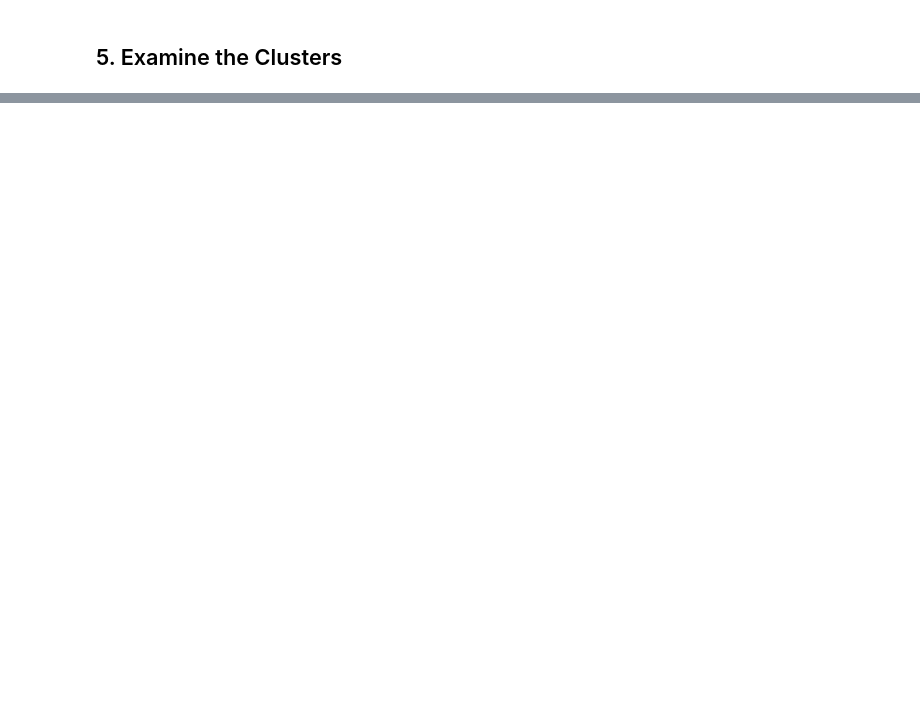
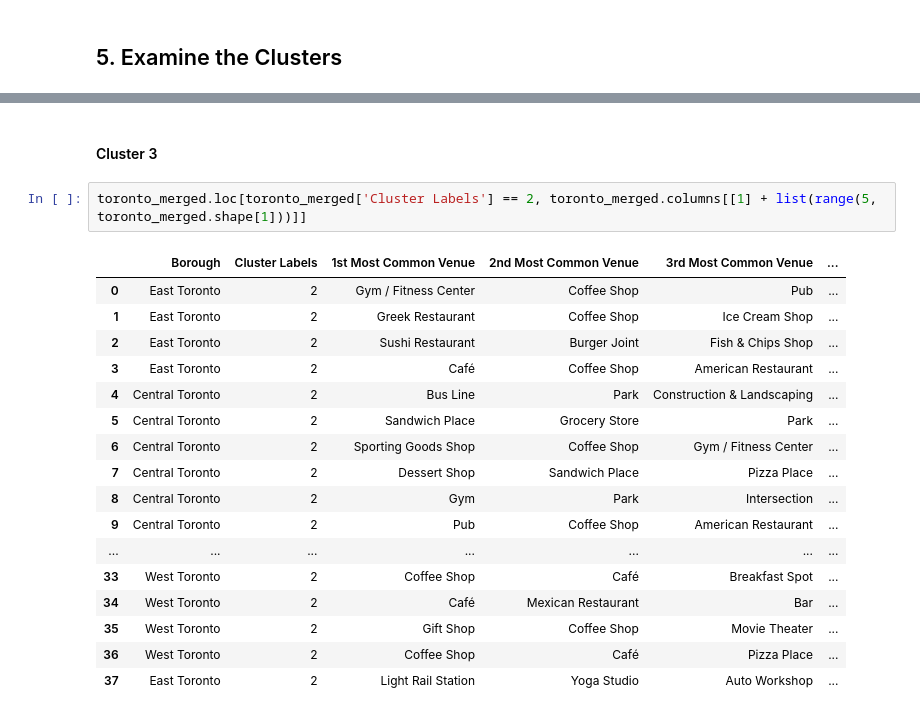
Before and after one commit to alan-cespedes/Coursera_Capstone, a Jupyter notebook: Segmenting and Clustering Neighborhoods in Toronto.ipynb, the cells around one changed output, grey strips where cells are left out. Saved outputs shown, nothing was run; the diff lists cells and outputs as text; blank space fills up the shorter version.

```diff
--- a/Segmenting and Clustering Neighborhoods in Toronto.ipynb
+++ b/Segmenting and Clustering Neighborhoods in Toronto.ipynb
@@ -560,0 +575,22 @@ map_clusters
+# %% [markdown]
+#### Cluster 3
+# %%
+toronto_merged.loc[toronto_merged['Cluster Labels'] == 2, toronto_merged.columns[[1] + list(range(5, toronto_merged.shape[1]))]]
+# %% [output]
+|  | Borough | Cluster Labels | 1st Most Common Venue | 2nd Most Common Venue | 3rd Most Common Venue | ... |
+| 0 | East Toronto | 2 | Gym / Fitness Center | Coffee Shop | Pub | ... |
+| 1 | East Toronto | 2 | Greek Restaurant | Coffee Shop | Ice Cream Shop | ... |
+| 2 | East Toronto | 2 | Sushi Restaurant | Burger Joint | Fish & Chips Shop | ... |
+| 3 | East Toronto | 2 | Café | Coffee Shop | American Restaurant | ... |
+| 4 | Central Toronto | 2 | Bus Line | Park | Construction & Landscaping | ... |
+| 5 | Central Toronto | 2 | Sandwich Place | Grocery Store | Park | ... |
+| 6 | Central Toronto | 2 | Sporting Goods Shop | Coffee Shop | Gym / Fitness Center | ... |
+| 7 | Central Toronto | 2 | Dessert Shop | Sandwich Place | Pizza Place | ... |
+| 8 | Central Toronto | 2 | Gym | Park | Intersection | ... |
+| 9 | Central Toronto | 2 | Pub | Coffee Shop | American Restaurant | ... |
+| ... | ... | ... | ... | ... | ... | ... |
+| 33 | West Toronto | 2 | Coffee Shop | Café | Breakfast Spot | ... |
+| 34 | West Toronto | 2 | Café | Mexican Restaurant | Bar | ... |
+| 35 | West Toronto | 2 | Gift Shop | Coffee Shop | Movie Theater | ... |
+| 36 | West Toronto | 2 | Coffee Shop | Café | Pizza Place | ... |
+| 37 | East Toronto | 2 | Light Rail Station | Yoga Studio | Auto Workshop | ... |
```
Also changed, not shown: parts of 8 cells of this notebook.
